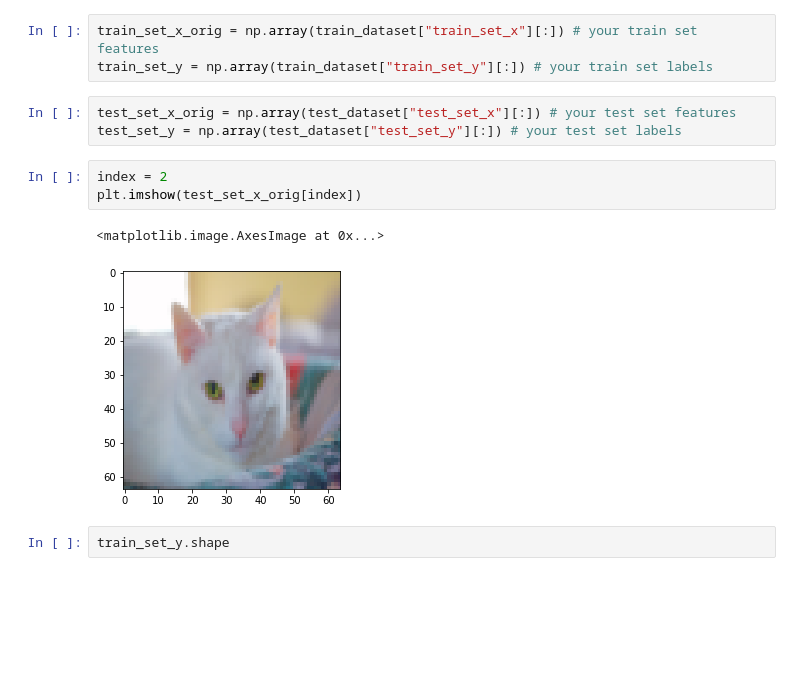
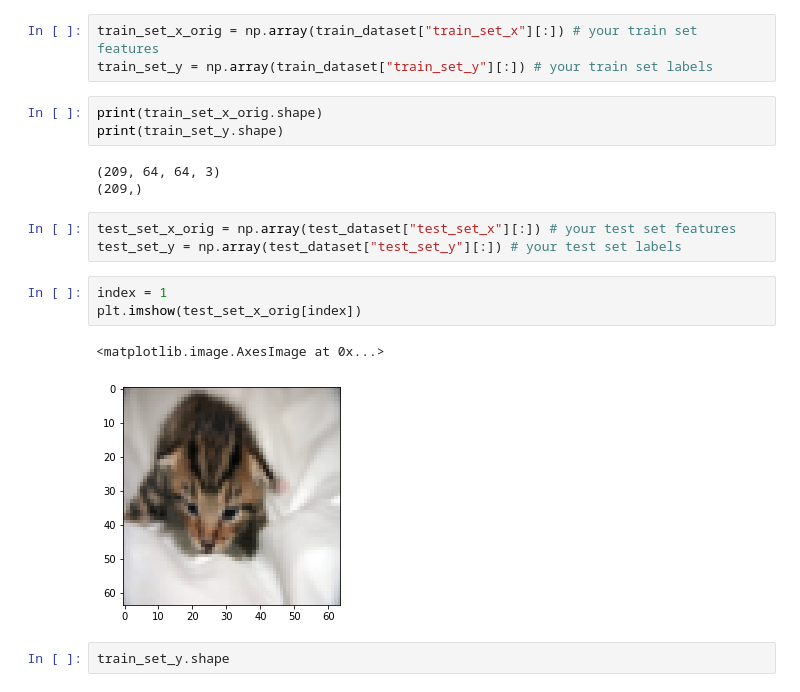
Before and after one commit to Parth0330/AI-ipynb, a Jupyter notebook: 13LRModelCatNoCat.ipynb, the cells around one changed output. Cells and saved outputs as stored; diff of their text form; blank space fills up the shorter version.

```diff
--- a/13LRModelCatNoCat.ipynb
+++ b/13LRModelCatNoCat.ipynb
@@ -21,15 +52,21 @@ test_dataset = h5py.File('datasets/test_catvnoncat.h5', "r")
 # %%
 train_set_x_orig = np.array(train_dataset["train_set_x"][:]) # your train set features
 train_set_y = np.array(train_dataset["train_set_y"][:]) # your train set labels
+# %%
+print(train_set_x_orig.shape)
+print(train_set_y.shape)
+# %% [output]
+(209, 64, 64, 3)
+(209,)
 # %%
 test_set_x_orig = np.array(test_dataset["test_set_x"][:]) # your test set features
 test_set_y = np.array(test_dataset["test_set_y"][:]) # your test set labels
 # %%
-index = 2
+index = 1
 plt.imshow(test_set_x_orig[index])
 # %% [output]
 <matplotlib.image.AxesImage at 0x...>
-[figure, old version]
+[figure, new version]
 # %%
 train_set_y.shape
 # %% [output]
```
Also changed, not shown: parts of 34 cells of this notebook.
